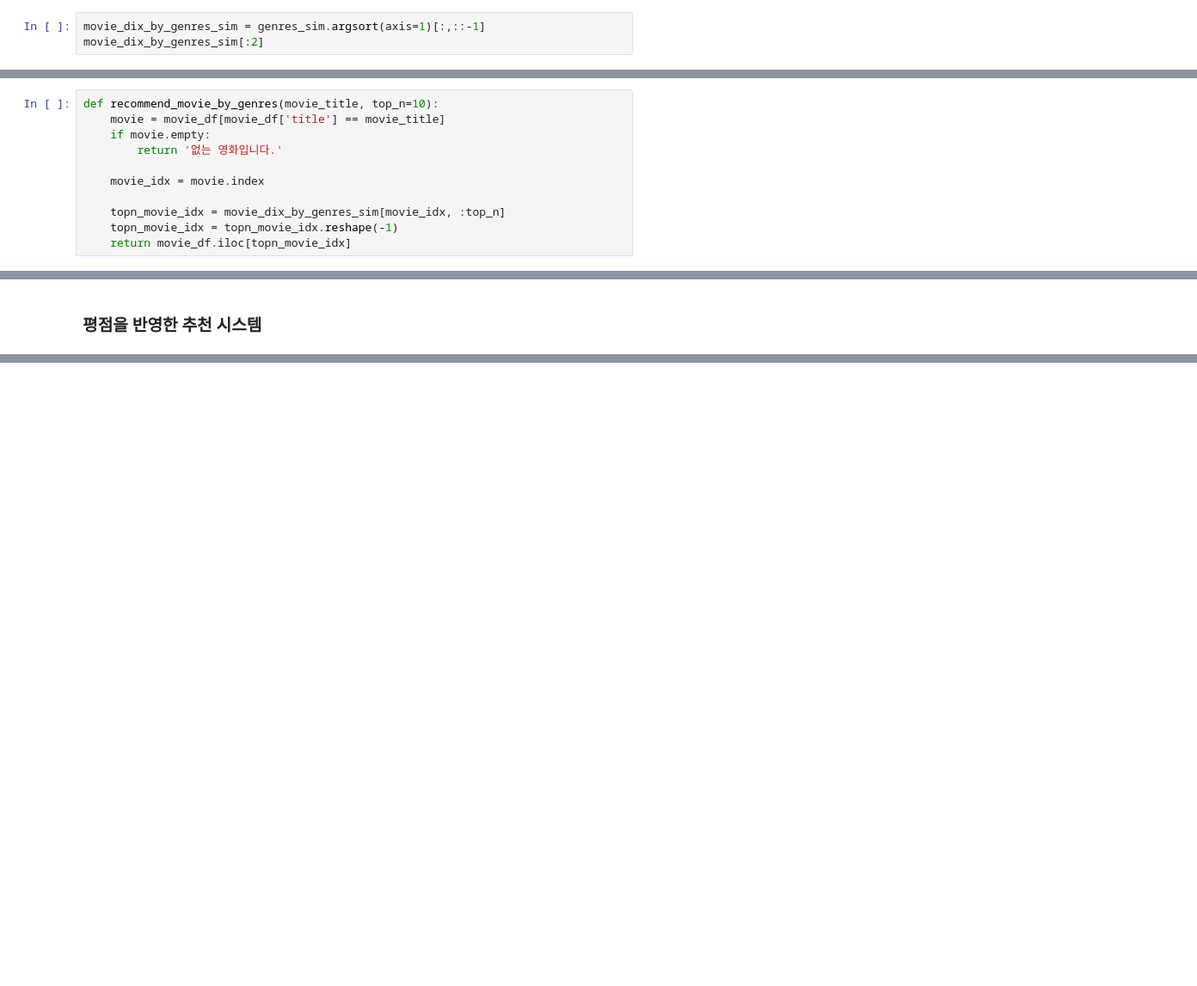
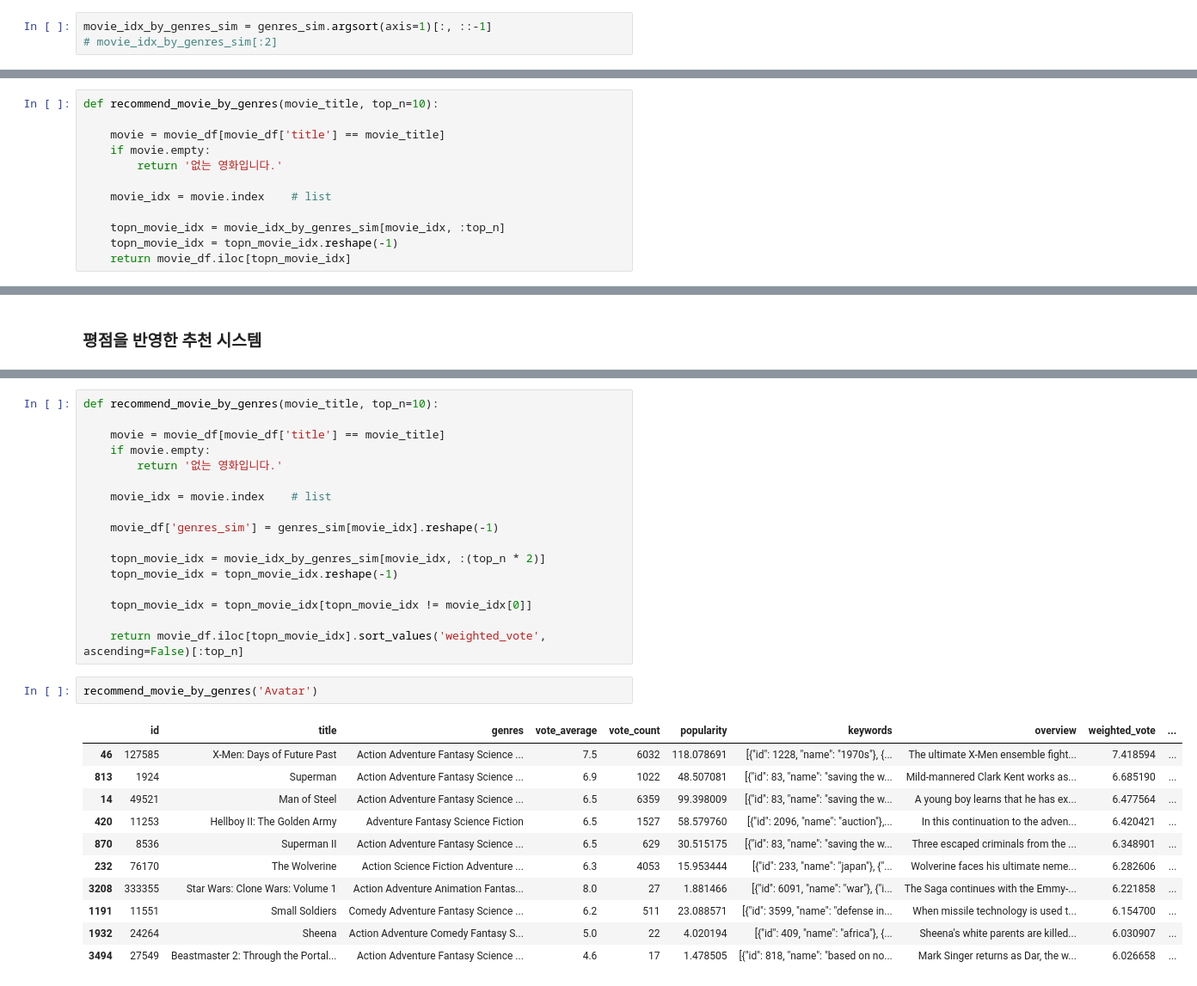
Before and after one commit to ohdyo/AI-learning, a Jupyter notebook: machine-learning/10_recommendation/01_content_based_filtering.ipynb, the cells around one changed output, grey strips where cells are left out. Shown: that part at 86% size. Saved outputs shown, nothing was run; the diff lists cells and outputs as text; blank space fills up the shorter version.

```diff
--- a/machine-learning/10_recommendation/01_content_based_filtering.ipynb
+++ b/machine-learning/10_recommendation/01_content_based_filtering.ipynb
@@ -127,5 +148,5 @@ genres_sim.shape
 # %% [output]
 (4803, 4803)
 # %%
-movie_dix_by_genres_sim = genres_sim.argsort(axis=1)[:,::-1]
-movie_dix_by_genres_sim[:2]
+movie_idx_by_genres_sim = genres_sim.argsort(axis=1)[:, ::-1]
+# movie_idx_by_genres_sim[:2]
@@ -135,12 +153,13 @@ array([[   0, 3494,  813, ..., 3038, 3037, 2401],
 # %%
 def recommend_movie_by_genres(movie_title, top_n=10):
+
     movie = movie_df[movie_df['title'] == movie_title]
     if movie.empty:
         return '없는 영화입니다.'
 
-    movie_idx = movie.index
+    movie_idx = movie.index    # list
 
-    topn_movie_idx = movie_dix_by_genres_sim[movie_idx, :top_n]
+    topn_movie_idx = movie_idx_by_genres_sim[movie_idx, :top_n]
     topn_movie_idx = topn_movie_idx.reshape(-1)
     return movie_df.iloc[topn_movie_idx]
 # %%
@@ -182,0 +231,31 @@ KeyError: 'weighted_vote'
+# %%
+def recommend_movie_by_genres(movie_title, top_n=10):
+
+    movie = movie_df[movie_df['title'] == movie_title]
+    if movie.empty:
+        return '없는 영화입니다.'
+
+    movie_idx = movie.index    # list
+
+    movie_df['genres_sim'] = genres_sim[movie_idx].reshape(-1)
+
+    topn_movie_idx = movie_idx_by_genres_sim[movie_idx, :(top_n * 2)]
+    topn_movie_idx = topn_movie_idx.reshape(-1)
+
+    topn_movie_idx = topn_movie_idx[topn_movie_idx != movie_idx[0]]
+
+    return movie_df.iloc[topn_movie_idx].sort_values('weighted_vote', ascending=False)[:top_n]
+# %%
+recommend_movie_by_genres('Avatar')
+# %% [output]
+|  | id | title | genres | vote_average | vote_count | popularity | keywords | overview | weighted_vote | ... |
+| 46 | 127585 | X-Men: Days of Future Past | Action Adventure Fantasy Science ... | 7.5 | 6032 | 118.078691 | [{"id": 1228, "name": "1970s"}, {... | The ultimate X-Men ensemble fight... | 7.418594 | ... |
+| 813 | 1924 | Superman | Action Adventure Fantasy Science ... | 6.9 | 1022 | 48.507081 | [{"id": 83, "name": "saving the w... | Mild-mannered Clark Kent works as... | 6.685190 | ... |
+| 14 | 49521 | Man of Steel | Action Adventure Fantasy Science ... | 6.5 | 6359 | 99.398009 | [{"id": 83, "name": "saving the w... | A young boy learns that he has ex... | 6.477564 | ... |
+| 420 | 11253 | Hellboy II: The Golden Army | Adventure Fantasy Science Fiction | 6.5 | 1527 | 58.579760 | [{"id": 2096, "name": "auction"},... | In this continuation to the adven... | 6.420421 | ... |
+| 870 | 8536 | Superman II | Action Adventure Fantasy Science ... | 6.5 | 629 | 30.515175 | [{"id": 83, "name": "saving the w... | Three escaped criminals from the ... | 6.348901 | ... |
+| 232 | 76170 | The Wolverine | Action Science Fiction Adventure ... | 6.3 | 4053 | 15.953444 | [{"id": 233, "name": "japan"}, {"... | Wolverine faces his ultimate neme... | 6.282606 | ... |
+| 3208 | 333355 | Star Wars: Clone Wars: Volume 1 | Action Adventure Animation Fantas... | 8.0 | 27 | 1.881466 | [{"id": 6091, "name": "war"}, {"i... | The Saga continues with the Emmy-... | 6.221858 | ... |
+| 1191 | 11551 | Small Soldiers | Comedy Adventure Fantasy Science ... | 6.2 | 511 | 23.088571 | [{"id": 3599, "name": "defense in... | When missile technology is used t... | 6.154700 | ... |
+| 1932 | 24264 | Sheena | Action Adventure Comedy Fantasy S... | 5.0 | 22 | 4.020194 | [{"id": 409, "name": "africa"}, {... | Sheena's white parents are killed... | 6.030907 | ... |
+| 3494 | 27549 | Beastmaster 2: Through the Portal... | Action Adventure Fantasy Science ... | 4.6 | 17 | 1.478505 | [{"id": 818, "name": "based on no... | Mark Singer returns as Dar, the w... | 6.026658 | ... |
```
Also changed, not shown: parts of 18 cells of this notebook, 31 other files.
